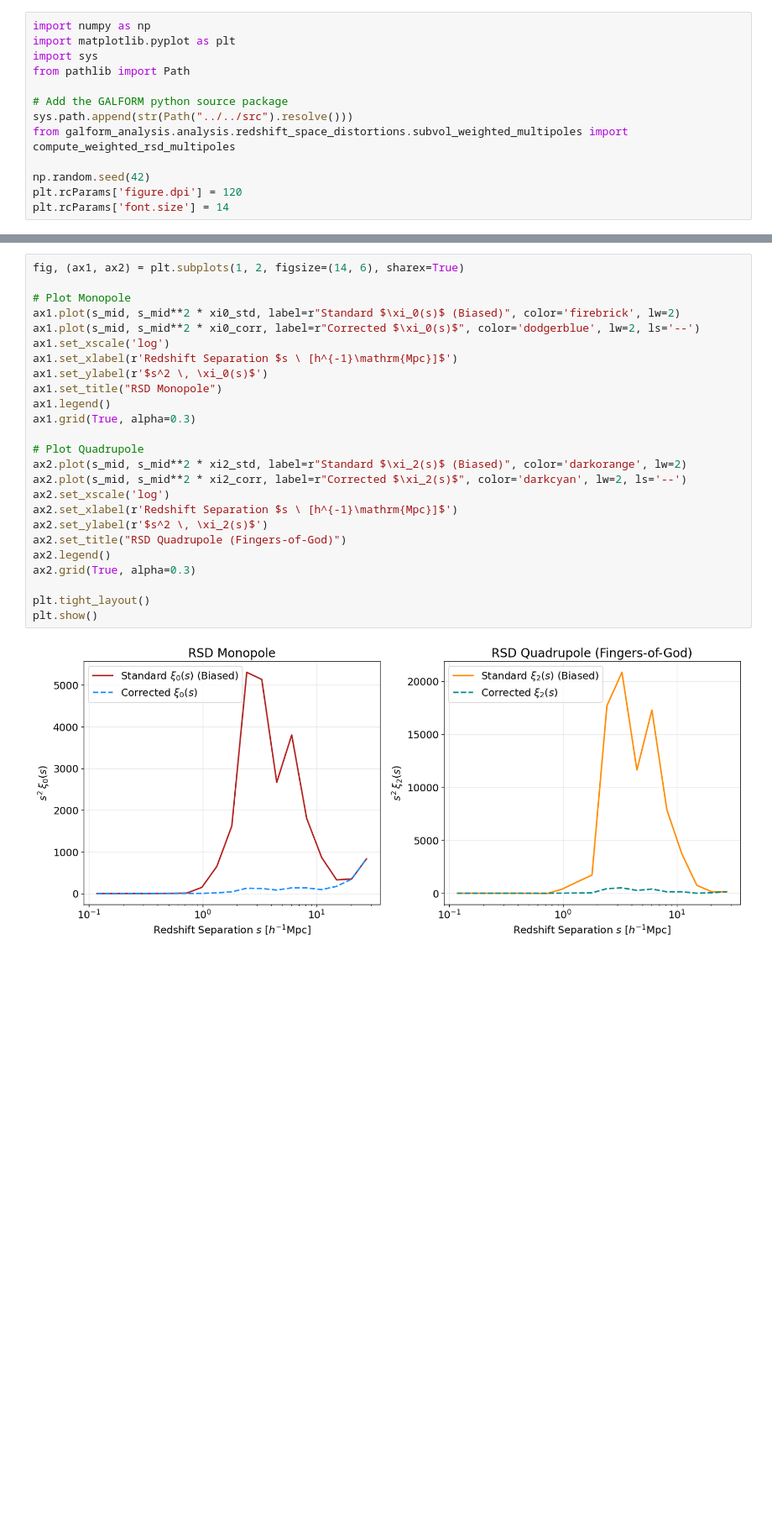
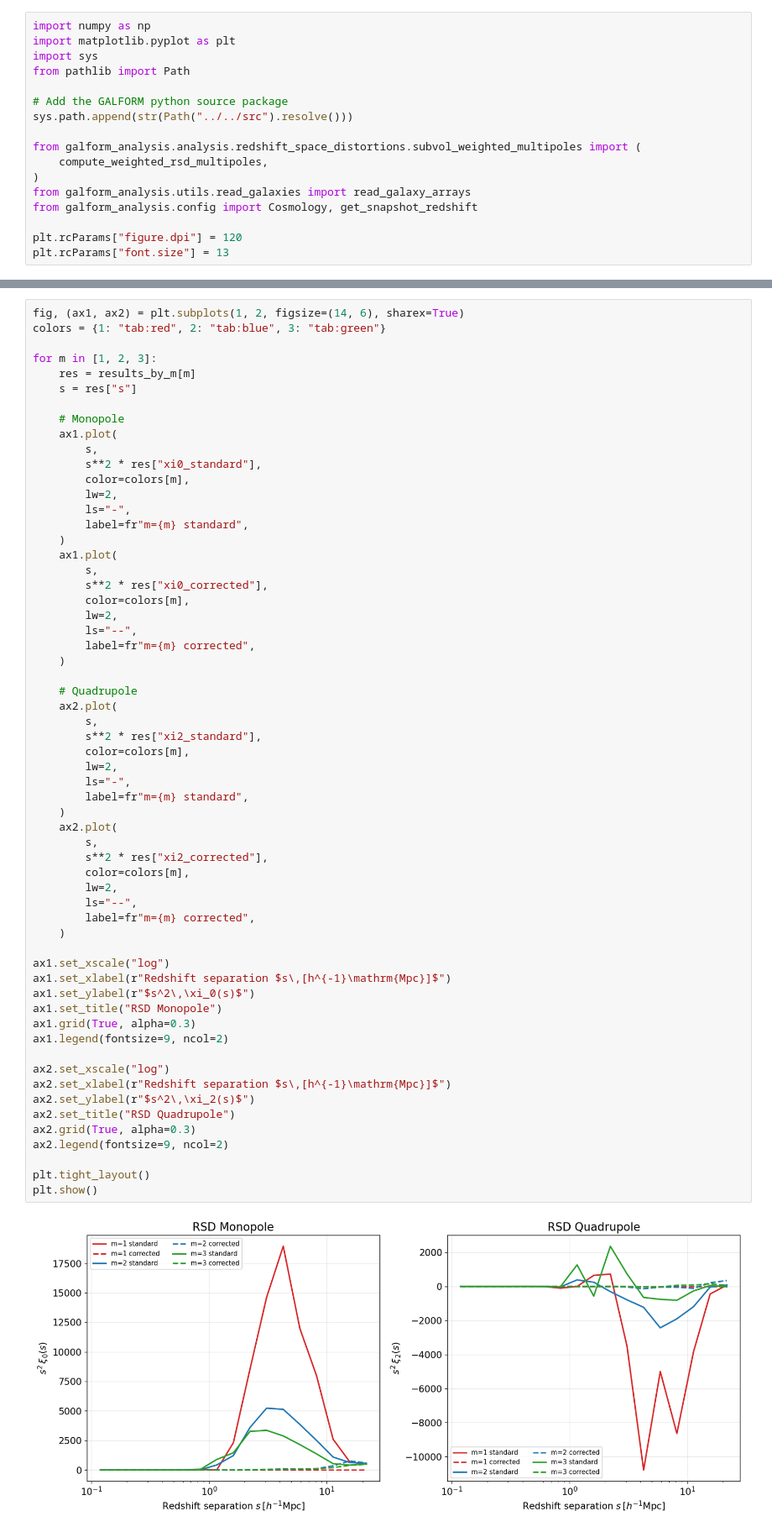
Before and after one commit to OscarHickman/galform_analysis, a Jupyter notebook: examples/redshift_space_distortions/rsd_weighted_correction.ipynb, the cells around one changed output, grey strips where cells are left out. Shown at 84% size. Cells and saved outputs as stored; diff of their text form; blank space fills up the shorter version.

```diff
--- a/examples/redshift_space_distortions/rsd_weighted_correction.ipynb
+++ b/examples/redshift_space_distortions/rsd_weighted_correction.ipynb
@@ -14,9 +14,13 @@ from pathlib import Path
 
 # Add the GALFORM python source package
 sys.path.append(str(Path("../../src").resolve()))
-from galform_analysis.analysis.redshift_space_distortions.subvol_weighted_multipoles import compute_weighted_rsd_multipoles
 
-np.random.seed(42)
-plt.rcParams['figure.dpi'] = 120
-plt.rcParams['font.size'] = 14
+from galform_analysis.analysis.redshift_space_distortions.subvol_weighted_multipoles import (
+    compute_weighted_rsd_multipoles,
+)
+from galform_analysis.utils.read_galaxies import read_galaxy_arrays
+from galform_analysis.config import Cosmology, get_snapshot_redshift
+
+plt.rcParams["figure.dpi"] = 120
+plt.rcParams["font.size"] = 13
 # %% [markdown]
@@ -96,27 +156,62 @@ Notice how significantly **Quadrupole ($\xi_2$)** changes! Subsampling inherentl
 # %%
 fig, (ax1, ax2) = plt.subplots(1, 2, figsize=(14, 6), sharex=True)
+colors = {1: "tab:red", 2: "tab:blue", 3: "tab:green"}
 
-# Plot Monopole
-ax1.plot(s_mid, s_mid**2 * xi0_std, label=r"Standard $\xi_0(s)$ (Biased)", color='firebrick', lw=2)
-ax1.plot(s_mid, s_mid**2 * xi0_corr, label=r"Corrected $\xi_0(s)$", color='dodgerblue', lw=2, ls='--')
-ax1.set_xscale('log')
-ax1.set_xlabel(r'Redshift Separation $s \ [h^{-1}\mathrm{Mpc}]$')
-ax1.set_ylabel(r'$s^2 \, \xi_0(s)$')
+for m in [1, 2, 3]:
+    res = results_by_m[m]
+    s = res["s"]
+
+    # Monopole
+    ax1.plot(
+        s,
+        s**2 * res["xi0_standard"],
+        color=colors[m],
+        lw=2,
+        ls="-",
+        label=fr"m={m} standard",
+    )
+    ax1.plot(
+        s,
+        s**2 * res["xi0_corrected"],
+        color=colors[m],
+        lw=2,
+        ls="--",
+        label=fr"m={m} corrected",
+    )
+
+    # Quadrupole
+    ax2.plot(
+        s,
+        s**2 * res["xi2_standard"],
+        color=colors[m],
+        lw=2,
+        ls="-",
+        label=fr"m={m} standard",
+    )
+    ax2.plot(
+        s,
+        s**2 * res["xi2_corrected"],
+        color=colors[m],
+        lw=2,
+        ls="--",
+        label=fr"m={m} corrected",
+    )
+
+ax1.set_xscale("log")
+ax1.set_xlabel(r"Redshift separation $s\,[h^{-1}\mathrm{Mpc}]$")
+ax1.set_ylabel(r"$s^2\,\xi_0(s)$")
 ax1.set_title("RSD Monopole")
-ax1.legend()
 ax1.grid(True, alpha=0.3)
+ax1.legend(fontsize=9, ncol=2)
 
-# Plot Quadrupole
-ax2.plot(s_mid, s_mid**2 * xi2_std, label=r"Standard $\xi_2(s)$ (Biased)", color='darkorange', lw=2)
-ax2.plot(s_mid, s_mid**2 * xi2_corr, label=r"Corrected $\xi_2(s)$", color='darkcyan', lw=2, ls='--')
-ax2.set_xscale('log')
-ax2.set_xlabel(r'Redshift Separation $s \ [h^{-1}\mathrm{Mpc}]$')
-ax2.set_ylabel(r'$s^2 \, \xi_2(s)$')
-ax2.set_title("RSD Quadrupole (Fingers-of-God)")
-ax2.legend()
+ax2.set_xscale("log")
+ax2.set_xlabel(r"Redshift separation $s\,[h^{-1}\mathrm{Mpc}]$")
+ax2.set_ylabel(r"$s^2\,\xi_2(s)$")
+ax2.set_title("RSD Quadrupole")
 ax2.grid(True, alpha=0.3)
+ax2.legend(fontsize=9, ncol=2)
 
 plt.tight_layout()
 plt.show()
 # %% [output]
-[figure, old version]
+[figure, new version]
```
Also changed, not shown: parts of 5 cells of this notebook, 1 other file.
